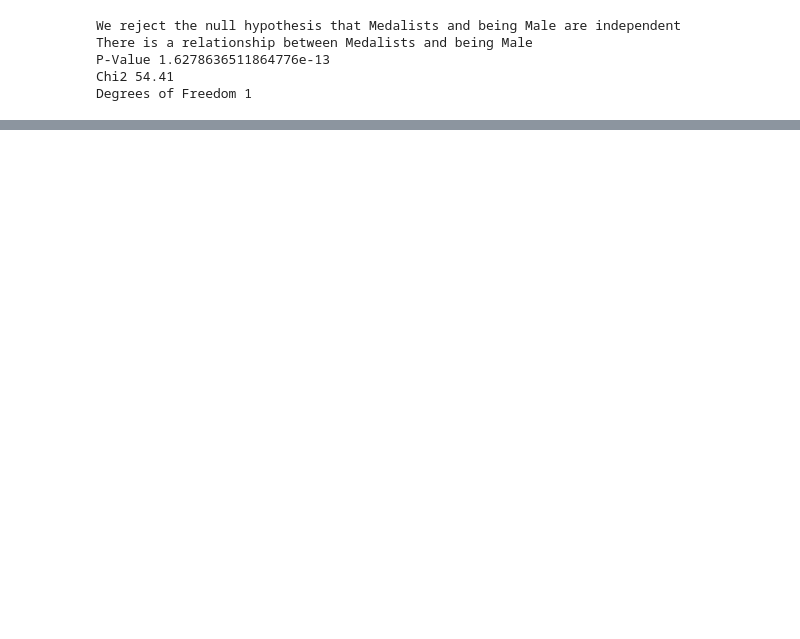
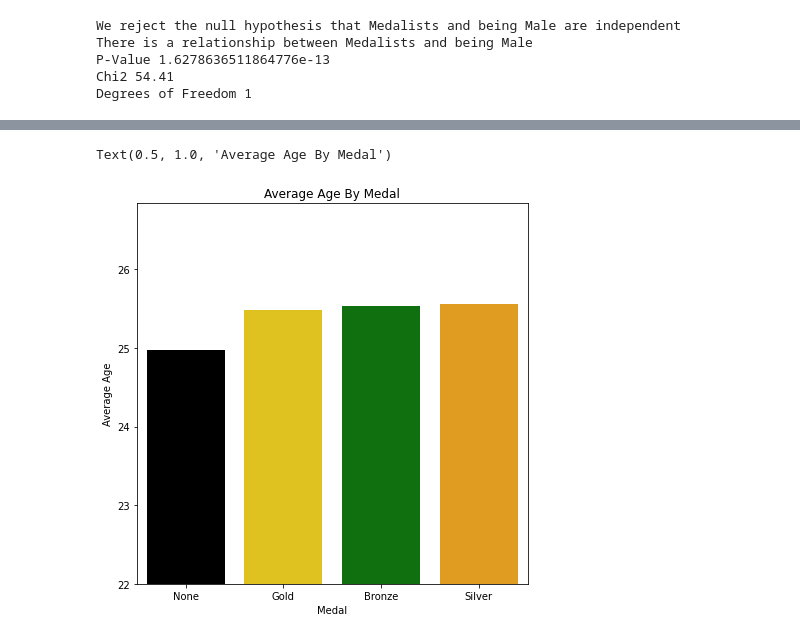
Before and after one commit to michael-haerle/olympic_dataset, a Jupyter notebook: final_notebook.ipynb, the cells around one changed output, grey strips where cells are left out. Drawn from its saved outputs; the diff is of its cells as text; code cells hidden in the pictures; blank space fills up the shorter version.

```diff
--- a/final_notebook.ipynb
+++ b/final_notebook.ipynb
@@ -136,0 +151,11 @@ Degrees of Freedom 1
+# %%
+plt.figure(figsize=(7, 7))
+average_age_by_medal = train.groupby('Medal').mean().reset_index()
+color = ['black','gold','green','orange']
+sns.barplot(x='Medal', y='Age', data=average_age_by_medal, order=average_age_by_medal.sort_values('Age').Medal, palette=color)
+plt.ylim(22)
+plt.ylabel('Average Age')
+plt.title('Average Age By Medal')
+# %% [output]
+Text(0.5, 1.0, 'Average Age By Medal')
+[figure, added]
```
Also changed, not shown: parts of 3 cells of this notebook.
